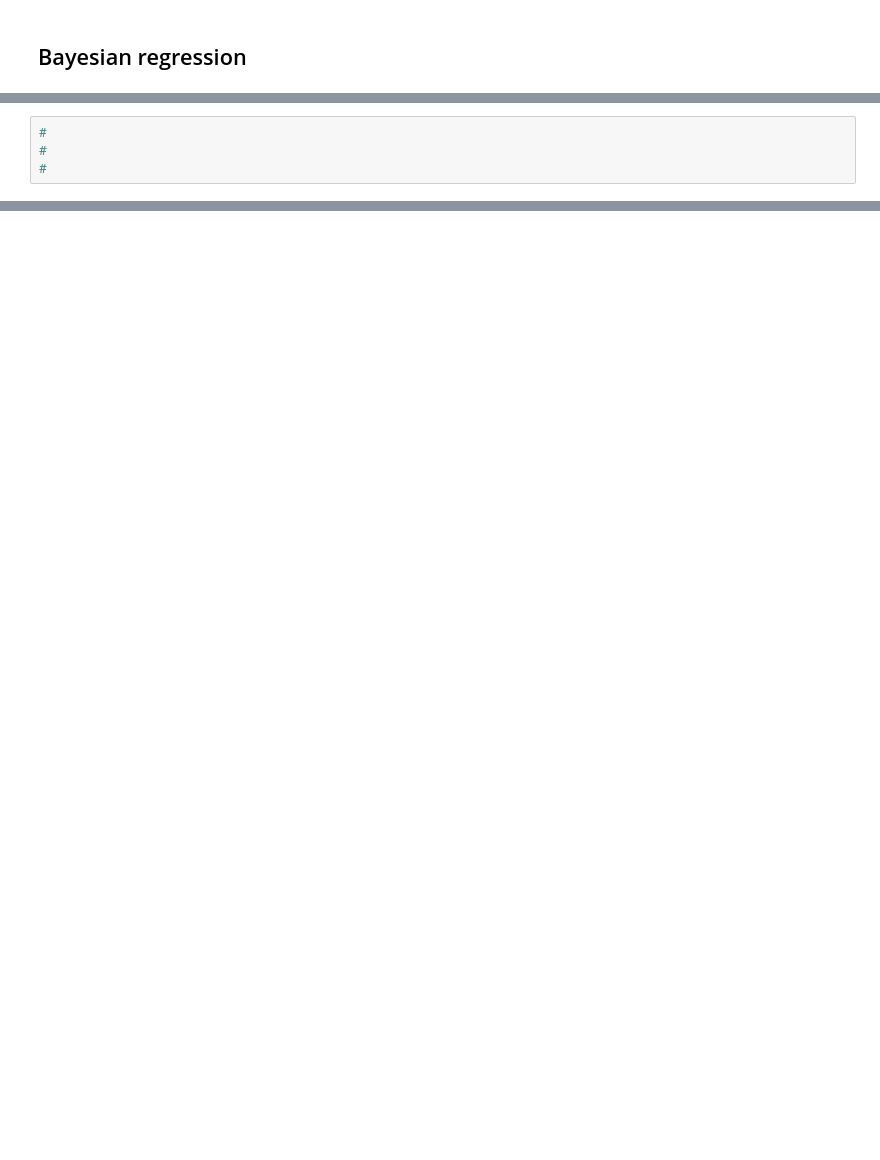
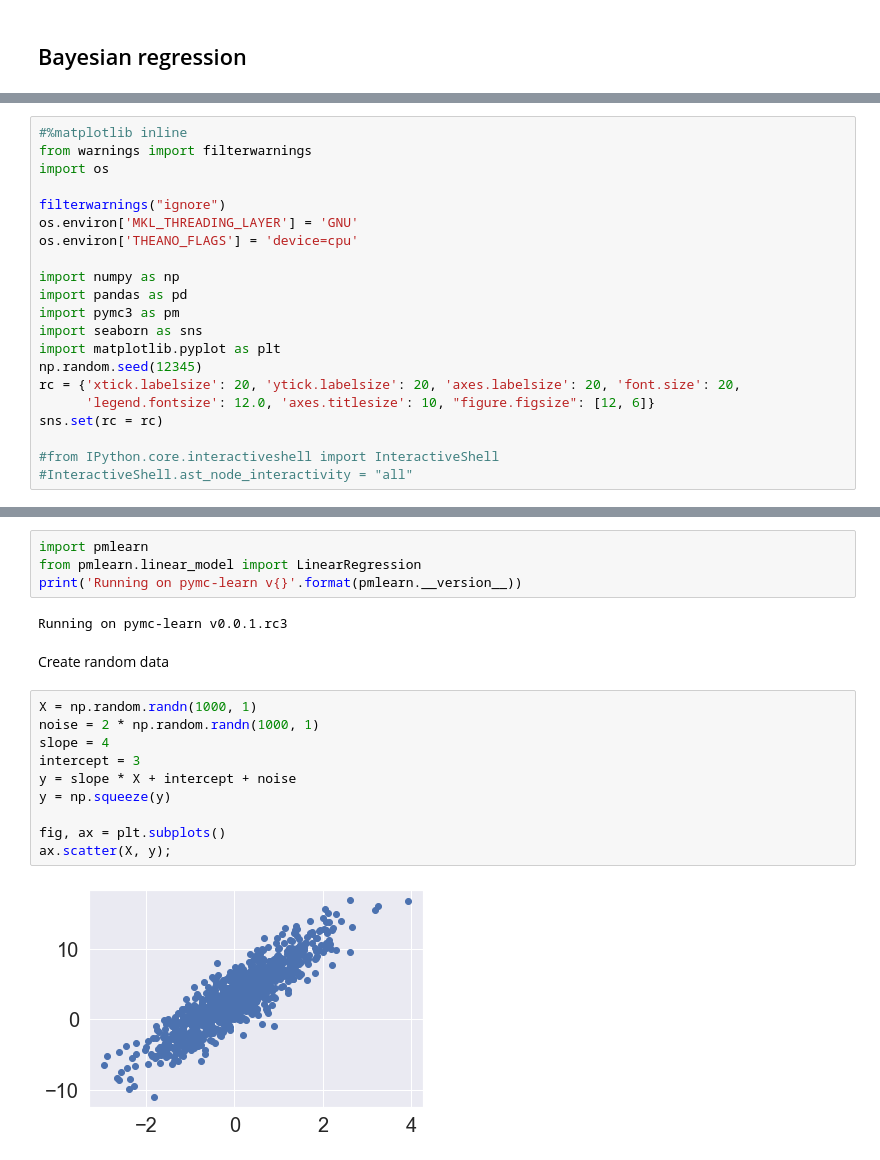
Before and after one commit to ElectronicsArchiver/tewa1_cogpsy_python, a Jupyter notebook: final_project_dataset_2.ipynb, the cells around one changed output, grey strips where cells are left out. Saved outputs shown, nothing was run; the diff lists cells and outputs as text; blank space fills up the shorter version.

Commit message:
added some bayesian regression steps

```diff
--- a/final_project_dataset_2.ipynb
+++ b/final_project_dataset_2.ipynb
@@ -358,4 +353,21 @@ See examples from here https://statsthinking21.github.io/statsthinking21-python/
 # %%
-#
-#
-#
+#%matplotlib inline
+from warnings import filterwarnings
+import os
+
+filterwarnings("ignore")
+os.environ['MKL_THREADING_LAYER'] = 'GNU'
+os.environ['THEANO_FLAGS'] = 'device=cpu'
+
+import numpy as np
+import pandas as pd
+import pymc3 as pm
+import seaborn as sns
+import matplotlib.pyplot as plt
+np.random.seed(12345)
+rc = {'xtick.labelsize': 20, 'ytick.labelsize': 20, 'axes.labelsize': 20, 'font.size': 20,
+      'legend.fontsize': 12.0, 'axes.titlesize': 10, "figure.figsize": [12, 6]}
+sns.set(rc = rc)
+
+#from IPython.core.interactiveshell import InteractiveShell
+#InteractiveShell.ast_node_interactivity = "all"
@@ -361,0 +376,20 @@ See examples from here https://statsthinking21.github.io/statsthinking21-python/
+# %%
+import pmlearn
+from pmlearn.linear_model import LinearRegression
+print('Running on pymc-learn v{}'.format(pmlearn.__version__))
+# %% [output]
+Running on pymc-learn v0.0.1.rc3
+# %% [markdown]
+Create random data
+# %%
+X = np.random.randn(1000, 1)
+noise = 2 * np.random.randn(1000, 1)
+slope = 4
+intercept = 3
+y = slope * X + intercept + noise
+y = np.squeeze(y)
+
+fig, ax = plt.subplots()
+ax.scatter(X, y);
+# %% [output]
+[figure, added]
```
Also changed, not shown: parts of 47 cells of this notebook.
